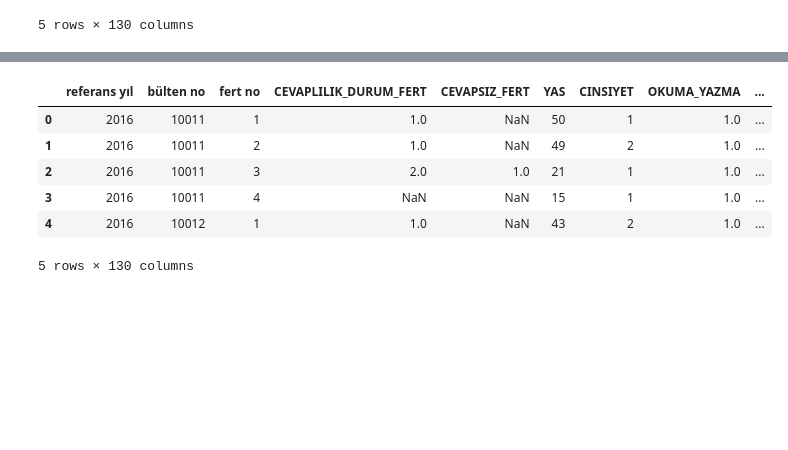
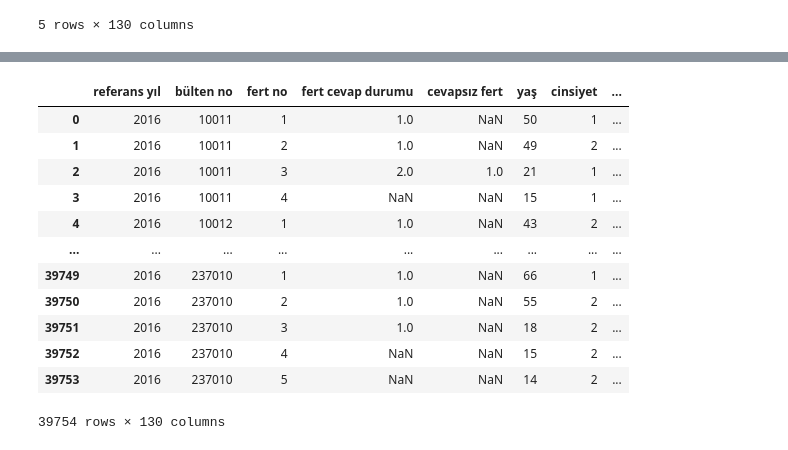
Before and after one commit to dilarasenay/hanehalki-bilisim-teknolojileri-tuik, a Jupyter notebook: 2016yili.ipynb, the cells around one changed output, grey strips where cells are left out. Cells and saved outputs as stored; diff of their text form; code cells hidden in the pictures; blank space fills up the shorter version.

```diff
--- a/2016yili.ipynb
+++ b/2016yili.ipynb
@@ -43,10 +385,57 @@ df.rename(columns={"FERTNO": "fert no"}, inplace=True)
+# %%
+df.rename(columns={"KAPSAMICI_KAPSAMDISI": "kapsam içi kapsam dışı"}, inplace=True)
+df.rename(columns={"MOBIL_INT_CEP_SEBEKE": "cep telefonu şebekesi ile internet kullanımı"}, inplace=True)
+df.rename(columns={"MOBIL_INT_CEP_KBLSUZ": "cep telefonu kablosuz bağlantı ile internet kullanımı"}, inplace=True)
+df.rename(columns={"MOBIL_INT_TASINABILIR_3G": "taşınabilir bilgisayar ile mobil şebeke internet kullanımı"}, inplace=True)
+df.rename(columns={"MOBIL_INT_TASINABILIR_KBLSUZ": "taşınabilir bilgisayar ile kablosuz internet kullanımı"}, inplace=True)
+df.rename(columns={"INT_FAAL_ONLINE_SAGLIK": "online sağlık hizmeti kullanımı"}, inplace=True)
+df.rename(columns={"INT_FAAL_GRUBA_KATILIM": "internet ortamında gruplara katılım"}, inplace=True)
+df.rename(columns={"INT_FAAL_SEYAHAT_ISLEM": "online seyahat ve konaklama işlemleri"}, inplace=True)
+df.rename(columns={"EDEVLET_FORM_GNDRMM_EIMZA_SRN": "edevlet form gönderiminde eimza sorunu"}, inplace=True)
+df.rename(columns={"ETICARET_YURTDISI_FIZIKIESYA": "eticaret yurt dışı web sitelerinden fiziksel ürün alışverişi"}, inplace=True)
+df.rename(columns={"ETICARET_YURTDISI_WEBSITE_URUN": "eticaret yurt dışı web sitelerinden dijital ürün alışverişi"}, inplace=True)
+df.rename(columns={"ETICARET_YURTDISI_TATIL_KONAK": "eticaret yurt dışı web sitelerinden tatil ve konaklama hizmeti alımı"}, inplace=True)
+df.rename(columns={"ETICARET_YURTDISI_DIGER": "eticaret yurt dışı web sitelerinden diğer alışverişler"}, inplace=True)
+# %%
+df.rename(columns={"IBBS1":"istatistiki bölge birimleri sınıflaması(Düzey 1)"}, inplace=True)
+# %%
+df.rename(columns={"CEVAPSIZ_FERT":"cevapsız fert"}, inplace=True)
+df.rename(columns={"FERT_INT_TV":"akıllı tv ile internet kullanımı"}, inplace=True)
+df.rename(columns={"INTTV_FAAL_TV":"online film/dizi/video platformu"}, inplace=True)
+df.rename(columns={"INTTV_VIDEO":"sosyal medyada video izleme"}, inplace=True)
+df.rename(columns={"INTTV_ARAMA":"internet araması"}, inplace=True)
+df.rename(columns={"INTTV_SOSMED_ALISVERIS":"online c2c alışveriş"}, inplace=True)
+df.rename(columns={"INT_FAAL_MALHIZ_ODEME":"online banka işlemleri"}, inplace=True)
+df.rename(columns={"ETICARET_HRCM_MIKTAR_SONUCAY":"eticaret harcama miktarı"}, inplace=True)
+df.rename(columns={"ETICONCE_FAAL_WEB_INCLM":"ürün hizmet arama"}, inplace=True)
+df.rename(columns={"ETICONCE_FAAL_FIYAT_KARSI":"fiyat karşılaştırma"}, inplace=True)
+df.rename(columns={"ETICONCE_FAAL_MSTR_YORUM":"müşteri yorum inceleme"}, inplace=True)
+df.rename(columns={"SOSMED_RKLM_ALISVERIS":"sosyal medya reklamı sonrası alışveriş"}, inplace=True)
+df.rename(columns={"INT_KBILGI_ADSOYAD":"kişisel bilgi paylaşımı ad soyad"}, inplace=True)
+df.rename(columns={"INT_KBILGI_ILETISIM":"kişisel bilgi paylaşımı iletişim bilgileri"}, inplace=True)
+df.rename(columns={"INT_KBILGI_ODEME":"kişisel bilgi paylaşımı ödeme bilgileri"}, inplace=True)
+df.rename(columns={"INT_KBILGI_GVNLK_DIGER":"kişisel bilgi paylaşımı diğer bilgiler"}, inplace=True)
+df.rename(columns={"INT_KBILGI_GVNLK_HIC":"kişisel bilgi paylaşmama"}, inplace=True)
+df.rename(columns={"INT_KBILGI_KORU_WEBISTEK":"kvkk veri güncelleme silme talep"}, inplace=True)
+df.rename(columns={"INT_GUVENLIK_REKLAM_BILME":"kvkk çerez yönetimi"}, inplace=True)
+df.rename(columns={"INT_GUVENLIK_AYAR_DEGISTIRME":"internet güvenlik ayar değiştirme"}, inplace=True)
+df.rename(columns={"INT_FAAL_ONLEM_YAZILIM":"kvkk izleme engelleme yazılım kullanma"}, inplace=True)
+# %%
+pd.set_option('display.max_columns', None)
+pd.set_option('display.max_colwidth', None)
 # %%
-df.head()
+df
 # %% [output]
-|  | referans yıl | bülten no | fert no | CEVAPLILIK_DURUM_FERT | CEVAPSIZ_FERT | YAS | CINSIYET | OKUMA_YAZMA | ... |
-| 0 | 2016 | 10011 | 1 | 1.0 | NaN | 50 | 1 | 1.0 | ... |
-| 1 | 2016 | 10011 | 2 | 1.0 | NaN | 49 | 2 | 1.0 | ... |
-| 2 | 2016 | 10011 | 3 | 2.0 | 1.0 | 21 | 1 | 1.0 | ... |
-| 3 | 2016 | 10011 | 4 | NaN | NaN | 15 | 1 | 1.0 | ... |
-| 4 | 2016 | 10012 | 1 | 1.0 | NaN | 43 | 2 | 1.0 | ... |
+|  | referans yıl | bülten no | fert no | fert cevap durumu | cevapsız fert | yaş | cinsiyet | ... |
+| 0 | 2016 | 10011 | 1 | 1.0 | NaN | 50 | 1 | ... |
+| 1 | 2016 | 10011 | 2 | 1.0 | NaN | 49 | 2 | ... |
+| 2 | 2016 | 10011 | 3 | 2.0 | 1.0 | 21 | 1 | ... |
+| 3 | 2016 | 10011 | 4 | NaN | NaN | 15 | 1 | ... |
+| 4 | 2016 | 10012 | 1 | 1.0 | NaN | 43 | 2 | ... |
+| ... | ... | ... | ... | ... | ... | ... | ... | ... |
+| 39749 | 2016 | 237010 | 1 | 1.0 | NaN | 66 | 1 | ... |
+| 39750 | 2016 | 237010 | 2 | 1.0 | NaN | 55 | 2 | ... |
+| 39751 | 2016 | 237010 | 3 | 1.0 | NaN | 18 | 2 | ... |
+| 39752 | 2016 | 237010 | 4 | NaN | NaN | 15 | 2 | ... |
+| 39753 | 2016 | 237010 | 5 | NaN | NaN | 14 | 2 | ... |
-5 rows × 130 columns
+39754 rows × 130 columns
```
Also changed, not shown: parts of 19 cells of this notebook, 2 other files.
